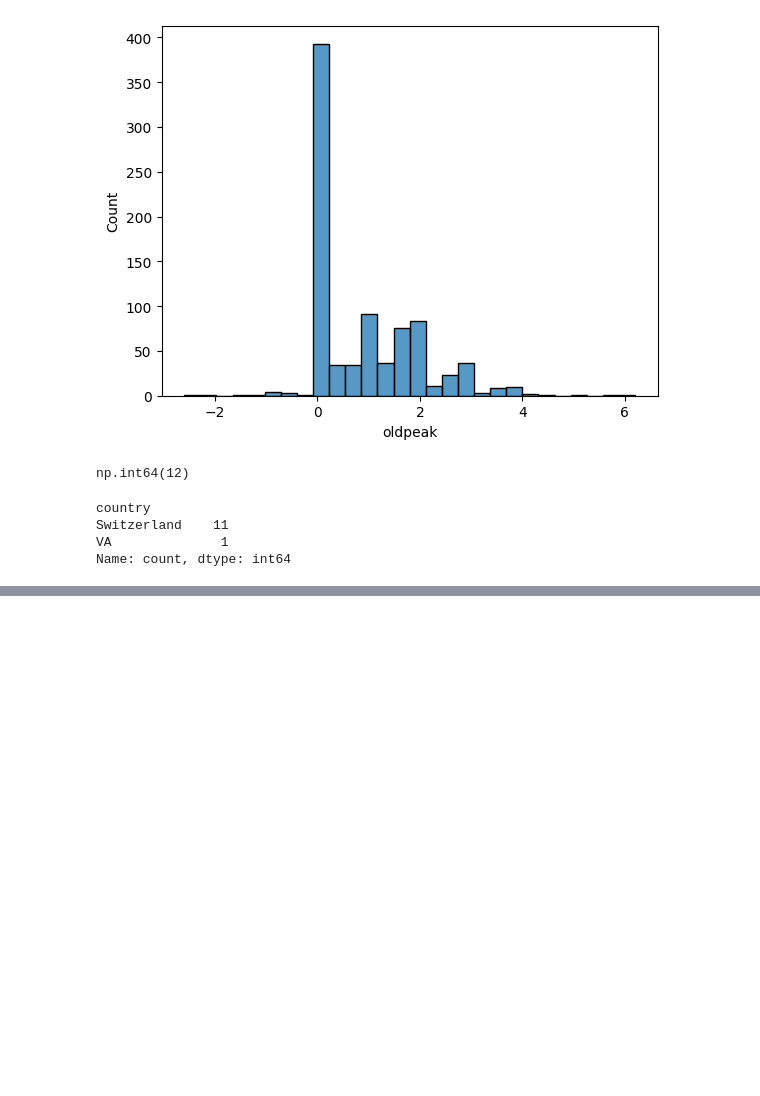
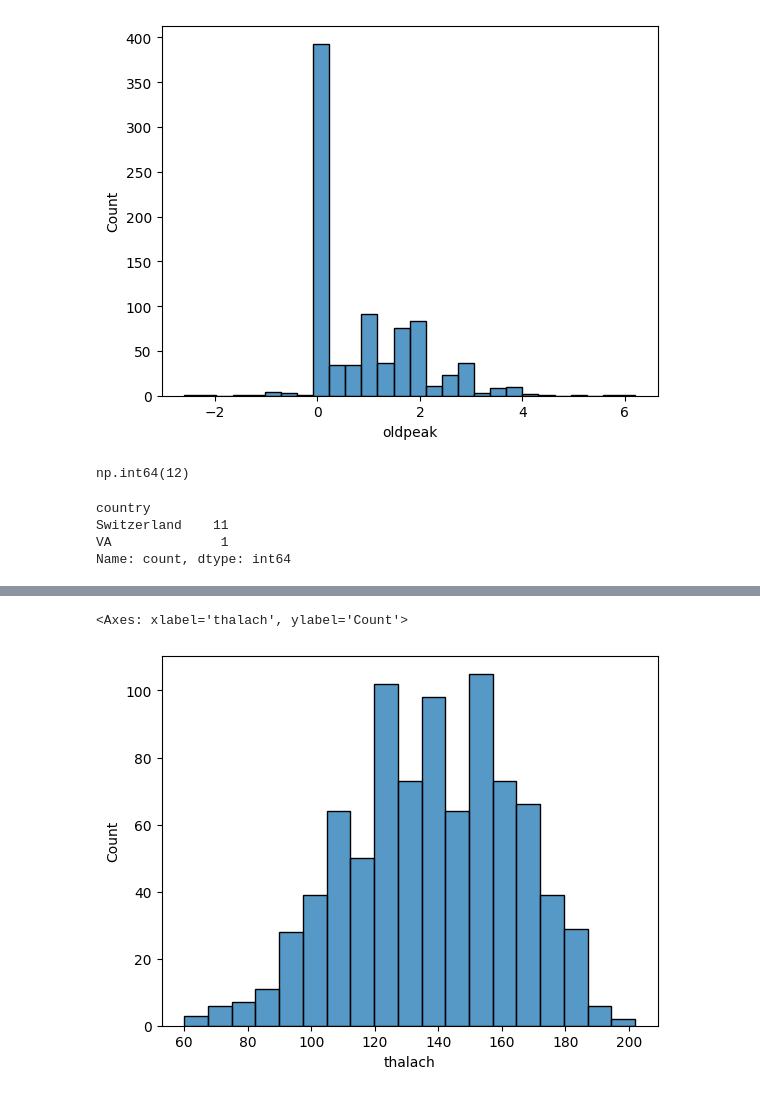
Before and after one commit to JavidNurulu/heart-disease-analysis, a Jupyter notebook: Notebooks/01_data_understanding.ipynb, the cells around one changed output, grey strips where cells are left out. Drawn from its saved outputs; the diff is of its cells as text; code cells hidden in the pictures; blank space fills up the shorter version.

```diff
--- a/Notebooks/01_data_understanding.ipynb
+++ b/Notebooks/01_data_understanding.ipynb
@@ -304,0 +318,5 @@ A small number of negative oldpeak values were observed, primarily in the Switze
+# %%
+sns.histplot(df["thalach"])
+# %% [output]
+<Axes: xlabel='thalach', ylabel='Count'>
+[figure, added]
```
Also changed, not shown: parts of 8 cells of this notebook.
